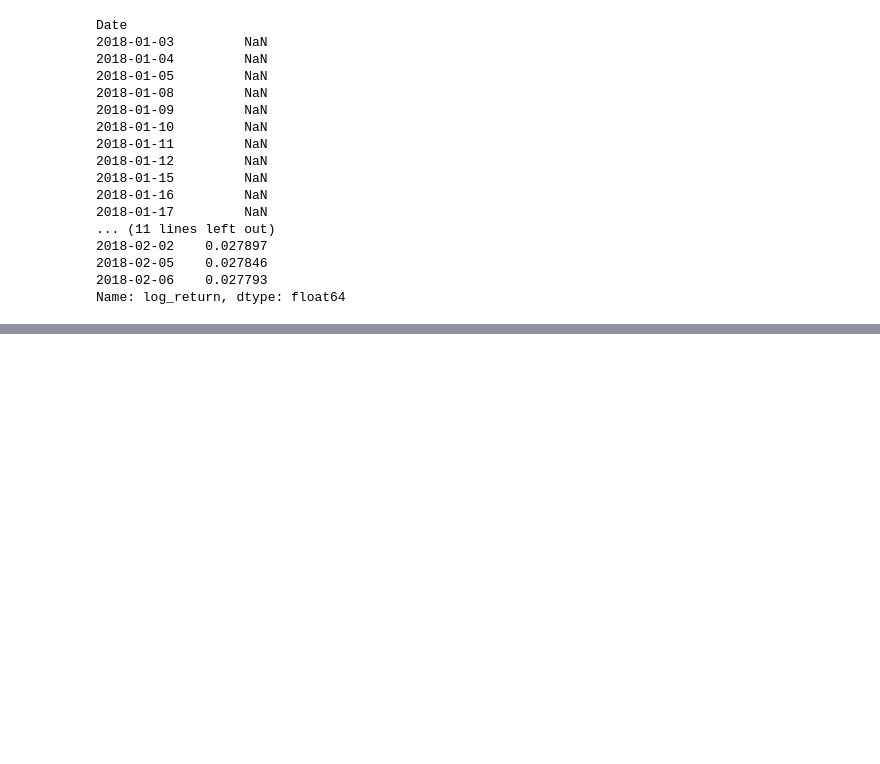
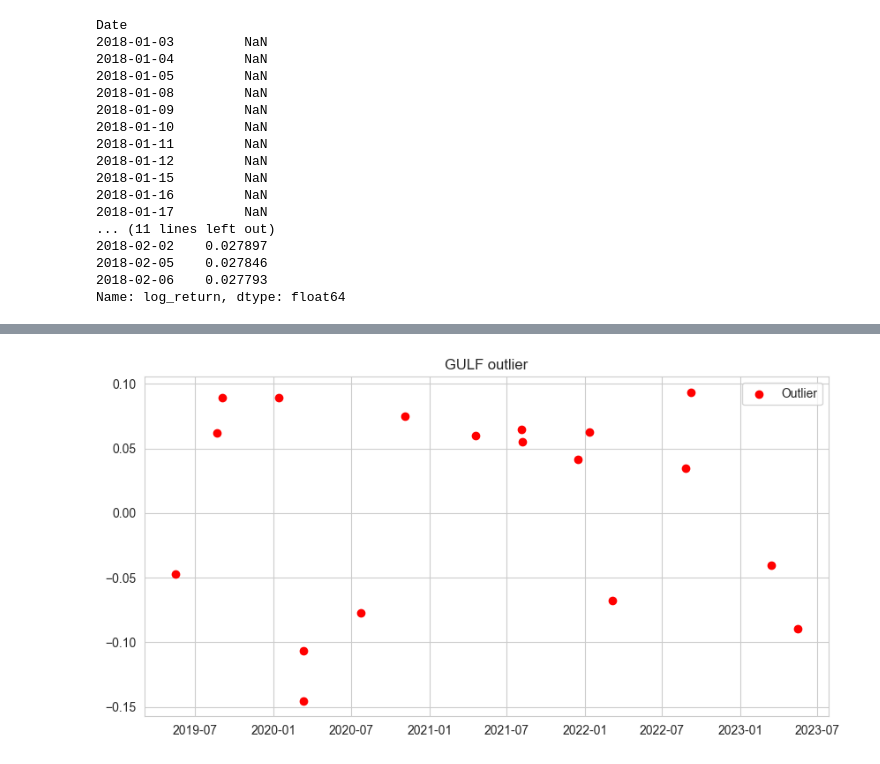
Before and after one commit to pNatTueku/basicPython, a Jupyter notebook: basic_statistics.ipynb, the cells around one changed output, grey strips where cells are left out. Drawn from its saved outputs; the diff is of its cells as text; code cells hidden in the pictures; blank space fills up the shorter version.

```diff
--- a/basic_statistics.ipynb
+++ b/basic_statistics.ipynb
@@ -801,0 +926,3 @@ Name: log_return, dtype: float64
+# %%
+outliers = gulf_outliners.loc[gulf_outliners['outlier'] == 1, ['log_return']] # get only column 'log_return and it's index
+outliers
@@ -801,0 +961,14 @@ Name: log_return, dtype: float64
+# %%
+# plot
+
+plt.rcParams['figure.figsize'] = (10.0, 5.0)
+
+fig, ax = plt.subplots()
+
+ax.scatter(outliers.index, outliers['log_return'], color = 'Red', label = 'Outlier')
+
+ax.set_title(f'GULF outlier')
+ax.legend()
+plt.show()
+# %% [output]
+[figure, added]
```
Also changed, not shown: parts of 16 cells of this notebook.
